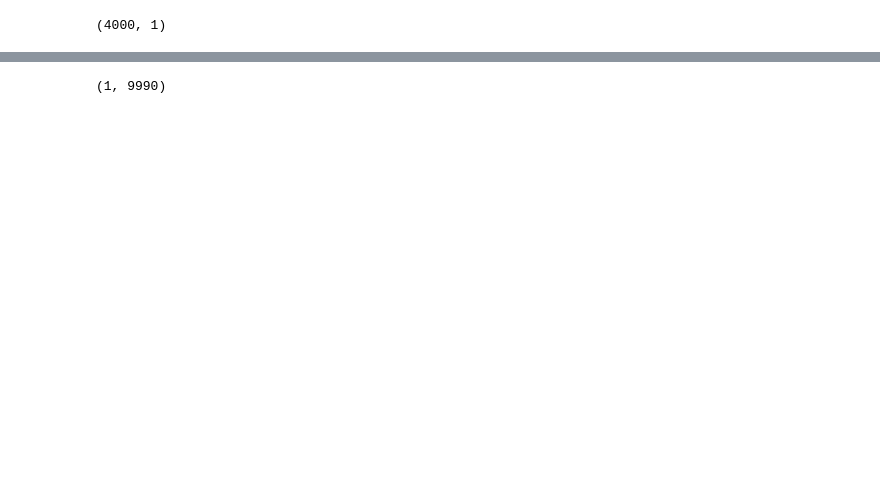
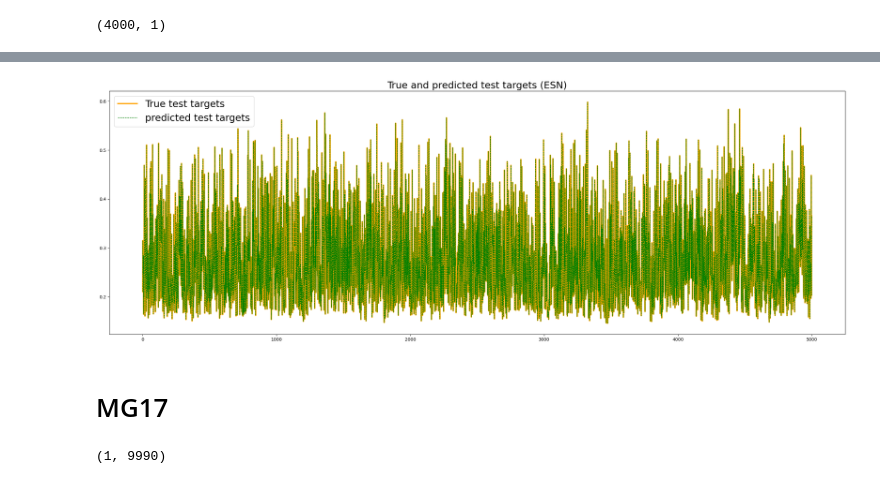
Before and after one commit to g-lago8/ComputationalNeuroScience, a Jupyter notebook: LAB3/Lab3_2/assignment3_2.ipynb, the cells around one changed output, grey strips where cells are left out. Saved outputs shown, nothing was run; the diff lists cells and outputs as text; code cells hidden in the pictures; blank space fills up the shorter version.

```diff
--- a/LAB3/Lab3_2/assignment3_2.ipynb
+++ b/LAB3/Lab3_2/assignment3_2.ipynb
@@ -46,0 +121,9 @@ plt.plot(y_val_pred1)
+# %%
+plt.figure(figsize=(30,10))
+plt.plot(y_test, label ='True test targets', linewidth=3, color='orange')
+plt.plot(y_pred, label ='predicted test targets', linestyle = '--', color='green', linewidth=1)
+plt.title('True and predicted test targets (ESN)', fontsize=22)
+plt.legend(fontsize=22)
+plt.show()
+# %% [output]
+[figure, added]
@@ -47 +152,3 @@ plt.plot(y_val_pred1)
+# %% [markdown]
+# MG17
 # %%
```
Also changed, not shown: parts of 20 cells of this notebook, 5 other files.
